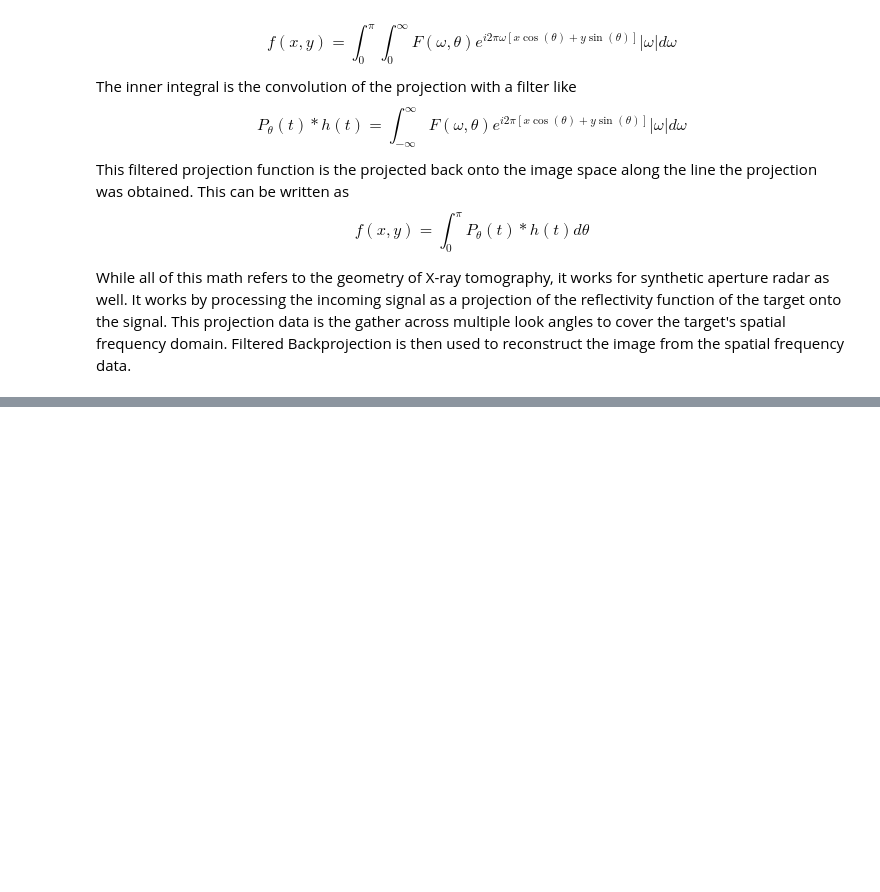
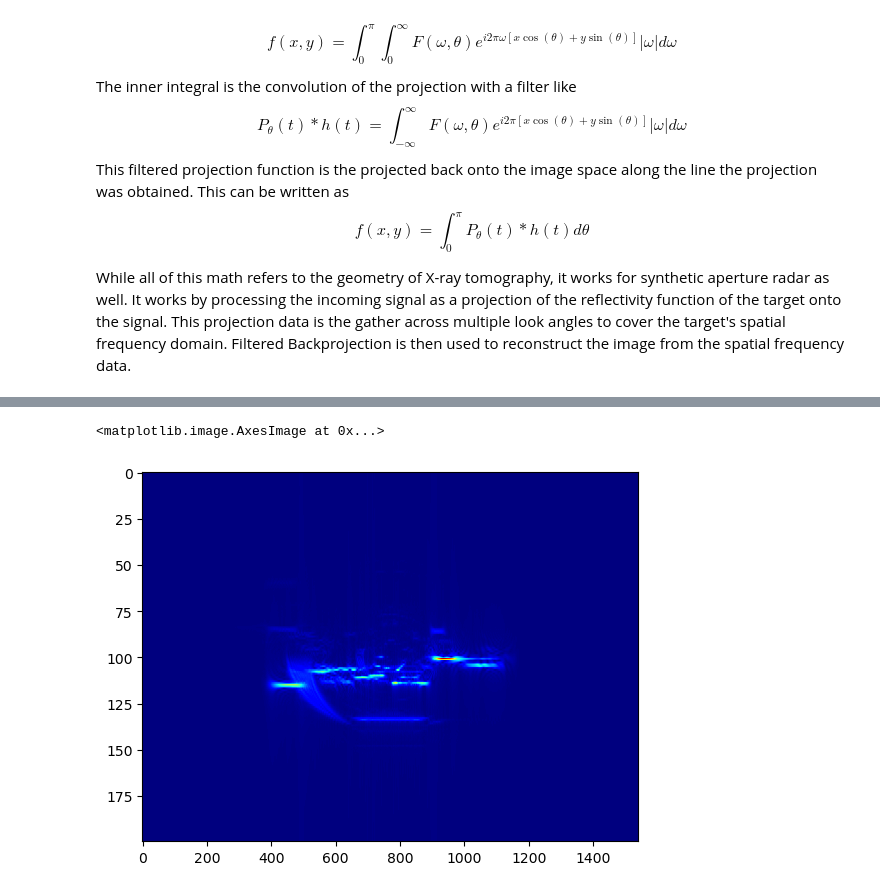
Before and after one commit to AndrewPlayer3/sar_processing, a Jupyter notebook: back_projection.ipynb, the cells around one changed output, grey strips where cells are left out. Saved outputs shown, nothing was run; the diff lists cells and outputs as text; code cells hidden in the pictures; blank space fills up the shorter version.

```diff
--- a/back_projection.ipynb
+++ b/back_projection.ipynb
@@ -52,0 +129,17 @@ While all of this math refers to the geometry of X-ray tomography, it works for
+# %%
+data = loadmat("./sample_data/backhoe_el000_az350to100.mat")
+vv = np.squeeze(data['VV'])
+hh = np.squeeze(data['HH'])
+hv = np.squeeze(data['HV'])
+# %%
+num_freqs = 200
+signal = np.squeeze(vv[0:num_freqs]) + np.squeeze(hh[0:num_freqs]) + np.squeeze(hv[0:num_freqs])
+# %%
+backprojected_image = np.flip(fftshift(fftshift(ifft2(signal), 0), 1))
+# %%
+norm = np.abs(backprojected_image) / np.max(np.abs(backprojected_image))
+# %%
+plt.imshow(norm, cmap='jet', aspect='auto')
+# %% [output]
+<matplotlib.image.AxesImage at 0x...>
+[figure, added]
```
Also changed, not shown: parts of 10 cells of this notebook.
